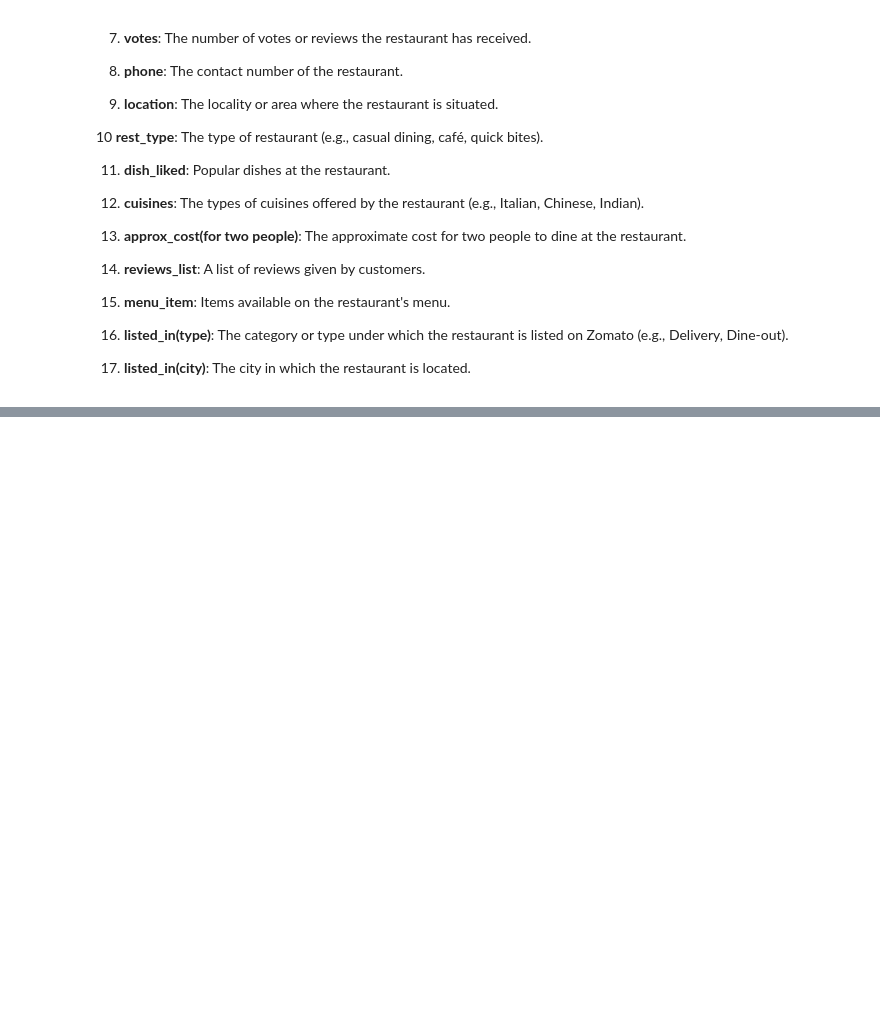
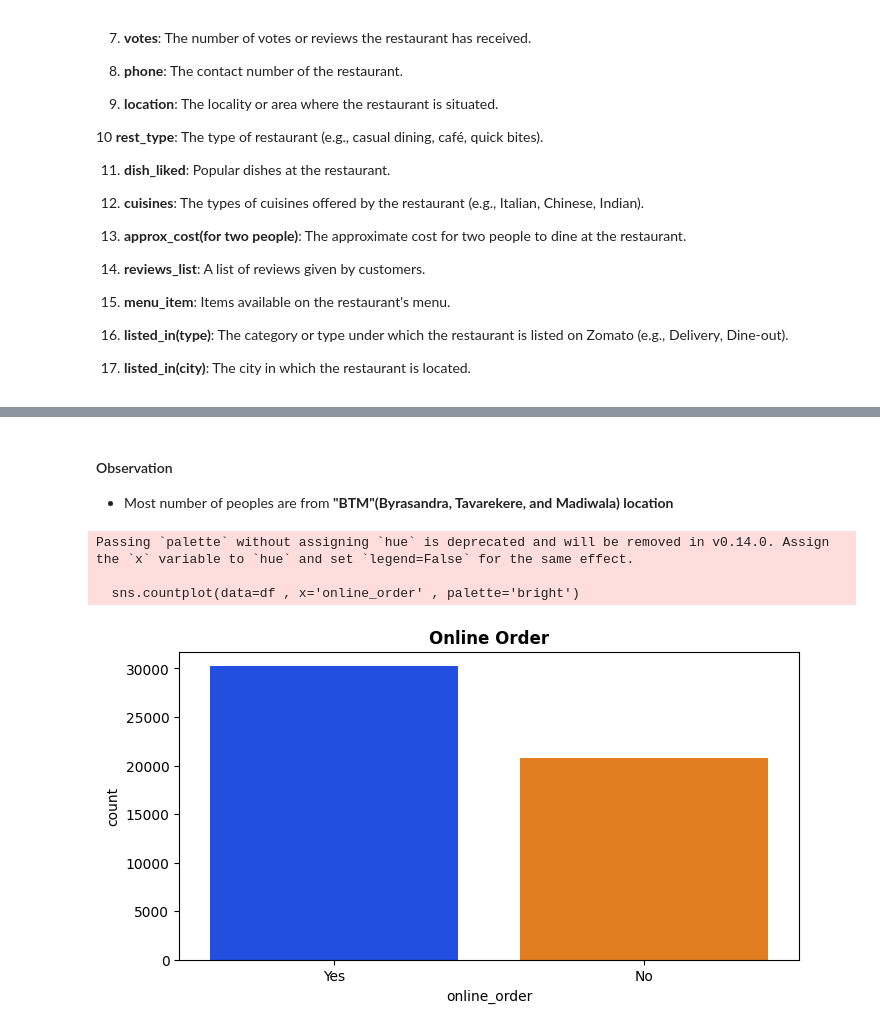
Before and after one commit to Lavishgangwani/iNeuron-RestaurantRatingPredictions, a Jupyter notebook: notebook/EDA and FE.ipynb, the cells around one changed output, grey strips where cells are left out. Cells and saved outputs as stored; diff of their text form; code cells hidden in the pictures; blank space fills up the shorter version.

```diff
--- a/notebook/EDA and FE.ipynb
+++ b/notebook/EDA and FE.ipynb
@@ -67,0 +548,13 @@ import seaborn as sns
+# %% [markdown]
+#### Observation
+- Most number of peoples are from __"BTM"(Byrasandra, Tavarekere, and Madiwala) location__
+# %%
+plt.figure(figsize=(8,4))
+sns.countplot(data=df , x='online_order' , palette='bright')
+plt.title('Online Order' , weight='bold')
+plt.show()
+# %% [output]
+Passing `palette` without assigning `hue` is deprecated and will be removed in v0.14.0. Assign the `x` variable to `hue` and set `legend=False` for the same effect.
+
+  sns.countplot(data=df , x='online_order' , palette='bright')
+[figure, added]
```
Also changed, not shown: parts of 72 cells of this notebook.
